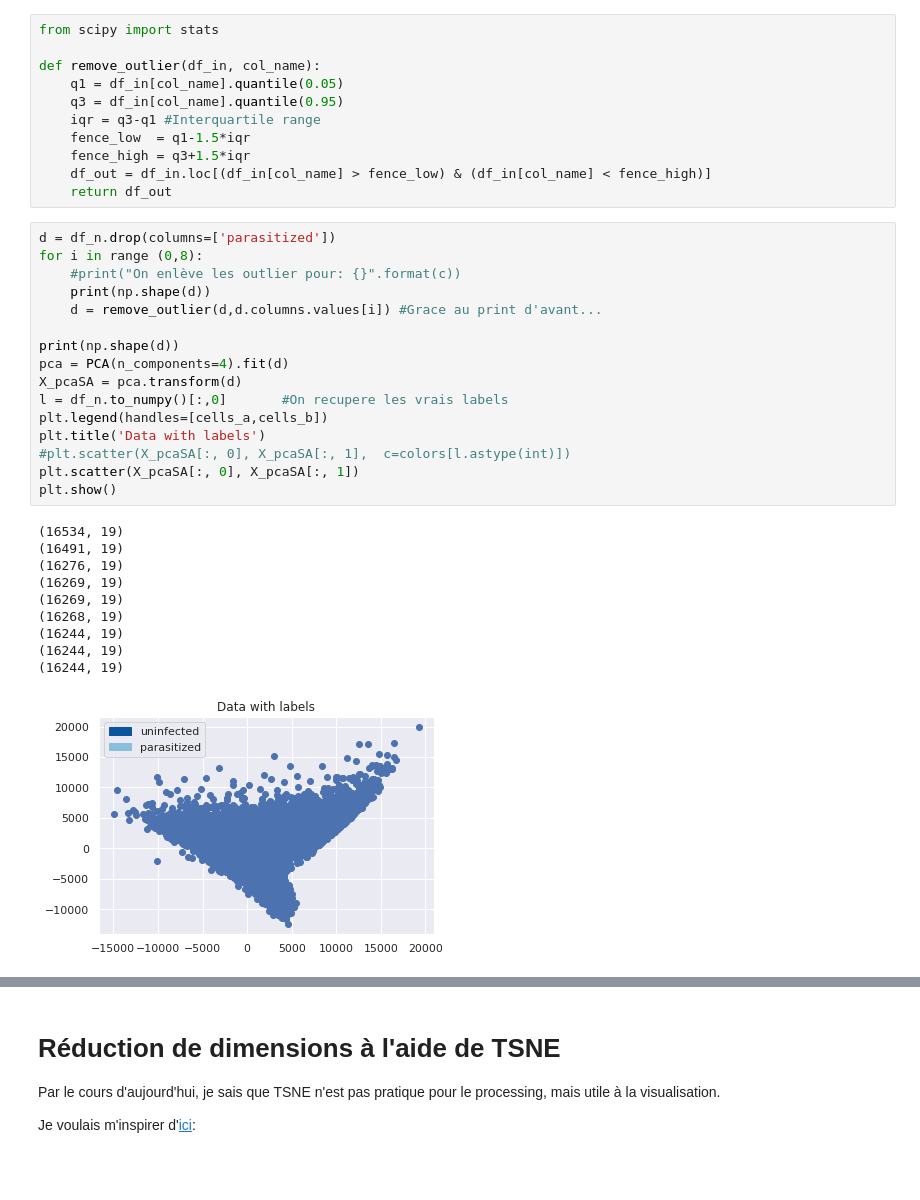
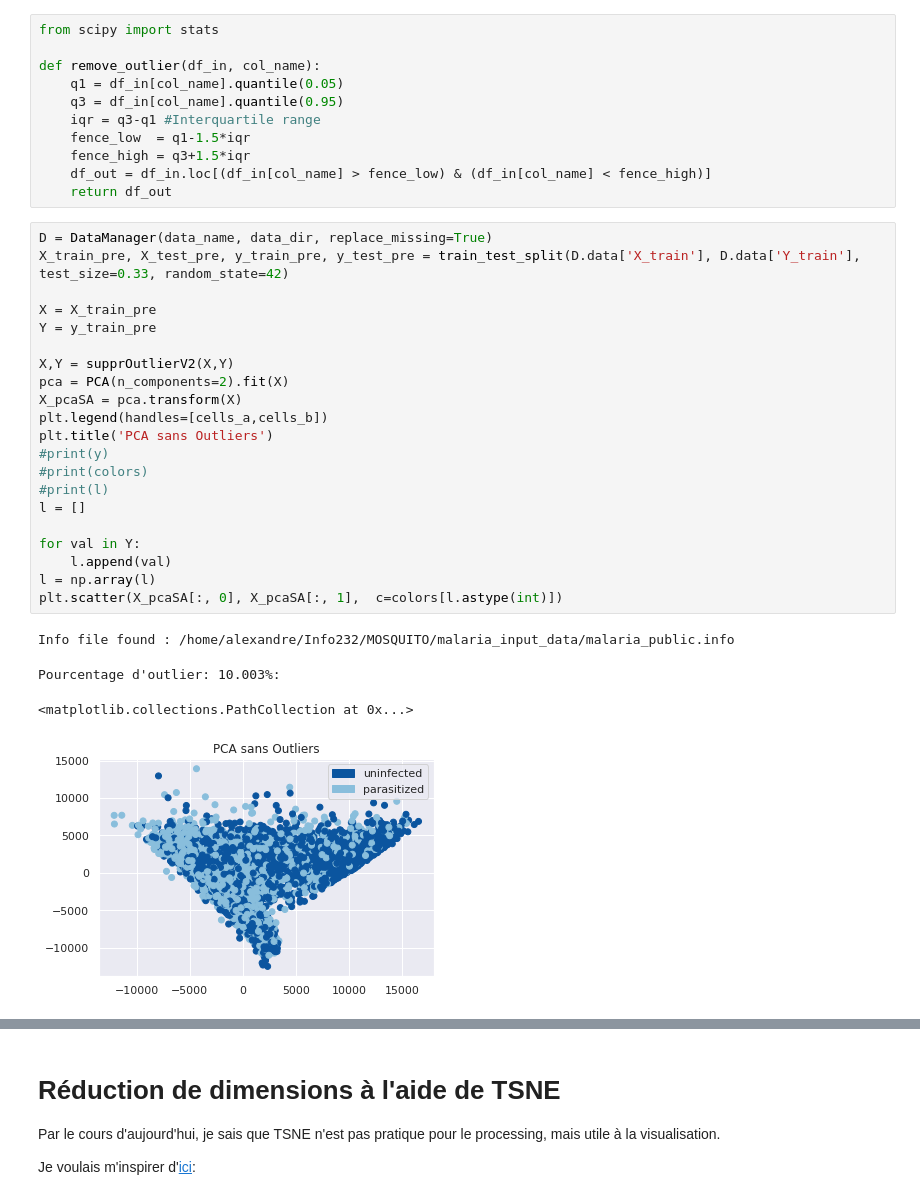
Before and after one commit to PhamAlexT/MOSQUITO, a Jupyter notebook: starting_kit/README_preprocessing.ipynb, the cells around one changed output, grey strips where cells are left out. Drawn from its saved outputs; the diff is of its cells as text; blank space fills up the shorter version.

```diff
--- a/starting_kit/README_preprocessing.ipynb
+++ b/starting_kit/README_preprocessing.ipynb
@@ -799,30 +799,29 @@ def remove_outlier(df_in, col_name):
     fence_high = q3+1.5*iqr
     df_out = df_in.loc[(df_in[col_name] > fence_low) & (df_in[col_name] < fence_high)]
     return df_out
-# %%
-d = df_n.drop(columns=['parasitized'])
-for i in range (0,8):
-    #print("On enlève les outlier pour: {}".format(c))
-    print(np.shape(d))
-    d = remove_outlier(d,d.columns.values[i]) #Grace au print d'avant...
-
-print(np.shape(d))
-pca = PCA(n_components=4).fit(d)
-X_pcaSA = pca.transform(d)
-l = df_n.to_numpy()[:,0]       #On recupere les vrais labels
-plt.legend(handles=[cells_a,cells_b])
-plt.title('Data with labels')
-#plt.scatter(X_pcaSA[:, 0], X_pcaSA[:, 1],  c=colors[l.astype(int)])
-plt.scatter(X_pcaSA[:, 0], X_pcaSA[:, 1])
-plt.show()
-# %% [output]
-(16534, 19)
-(16491, 19)
-(16276, 19)
-(16269, 19)
-(16269, 19)
-(16268, 19)
-(16244, 19)
-(16244, 19)
-(16244, 19)
-[figure, removed]
+# %%
+D = DataManager(data_name, data_dir, replace_missing=True)
+X_train_pre, X_test_pre, y_train_pre, y_test_pre = train_test_split(D.data['X_train'], D.data['Y_train'], test_size=0.33, random_state=42)
+
+X = X_train_pre
+Y = y_train_pre
+
+X,Y = supprOutlierV2(X,Y)
+pca = PCA(n_components=2).fit(X)
+X_pcaSA = pca.transform(X)
+plt.legend(handles=[cells_a,cells_b])
+plt.title('PCA sans Outliers')
+#print(y)
+#print(colors)
+#print(l)
+l = []
+
+for val in Y:
+    l.append(val)
+l = np.array(l)
+plt.scatter(X_pcaSA[:, 0], X_pcaSA[:, 1],  c=colors[l.astype(int)])
+# %% [output]
+Info file found : /home/alexandre/Info232/MOSQUITO/malaria_input_data/malaria_public.info
+Pourcentage d'outlier: 10.003%:
+<matplotlib.collections.PathCollection at 0x...>
+[figure, added]
```
Also changed, not shown: parts of 19 cells of this notebook.
